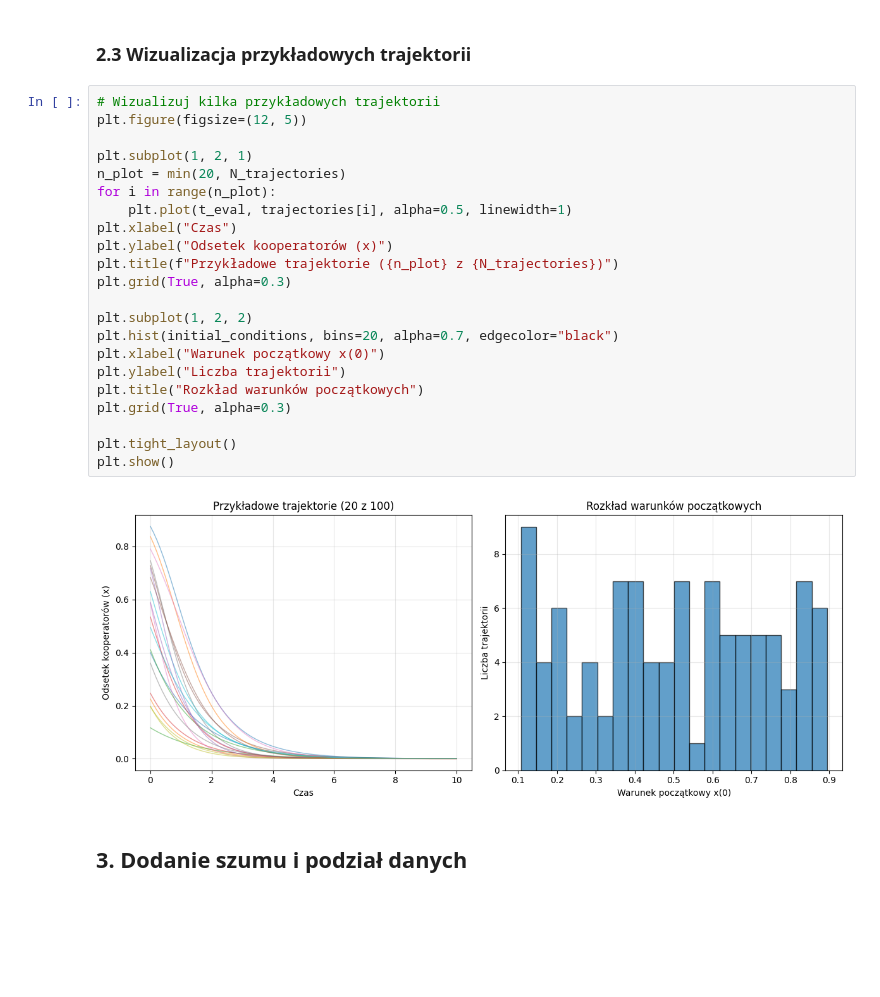
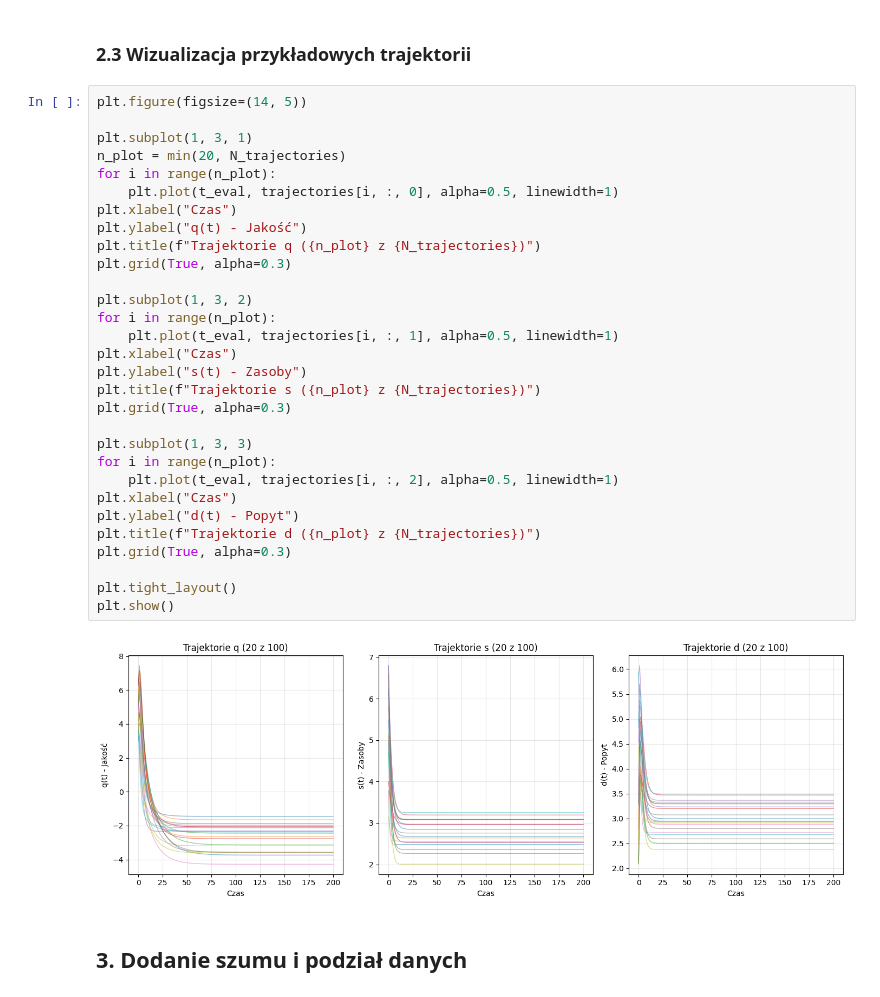
Before and after one commit to JerzyCode/symulacja_dobro_zlo, a Jupyter notebook: lab4_node/neural_ode_replicator.ipynb, the cells around one changed output. Cells and saved outputs as stored; diff of their text form; blank space fills up the shorter version.

```diff
--- a/lab4_node/neural_ode_replicator.ipynb
+++ b/lab4_node/neural_ode_replicator.ipynb
@@ -138,29 +156,37 @@ Zakres warunków początkowych: [0.107, 0.894]
 # %% [markdown]
 ### 2.3 Wizualizacja przykładowych trajektorii
 # %%
-# Wizualizuj kilka przykładowych trajektorii
-plt.figure(figsize=(12, 5))
+plt.figure(figsize=(14, 5))
 
-plt.subplot(1, 2, 1)
+plt.subplot(1, 3, 1)
 n_plot = min(20, N_trajectories)
 for i in range(n_plot):
-    plt.plot(t_eval, trajectories[i], alpha=0.5, linewidth=1)
+    plt.plot(t_eval, trajectories[i, :, 0], alpha=0.5, linewidth=1)
 plt.xlabel("Czas")
-plt.ylabel("Odsetek kooperatorów (x)")
-plt.title(f"Przykładowe trajektorie ({n_plot} z {N_trajectories})")
+plt.ylabel("q(t) - Jakość")
+plt.title(f"Trajektorie q ({n_plot} z {N_trajectories})")
 plt.grid(True, alpha=0.3)
 
-plt.subplot(1, 2, 2)
-plt.hist(initial_conditions, bins=20, alpha=0.7, edgecolor="black")
-plt.xlabel("Warunek początkowy x(0)")
-plt.ylabel("Liczba trajektorii")
-plt.title("Rozkład warunków początkowych")
+plt.subplot(1, 3, 2)
+for i in range(n_plot):
+    plt.plot(t_eval, trajectories[i, :, 1], alpha=0.5, linewidth=1)
+plt.xlabel("Czas")
+plt.ylabel("s(t) - Zasoby")
+plt.title(f"Trajektorie s ({n_plot} z {N_trajectories})")
+plt.grid(True, alpha=0.3)
+
+plt.subplot(1, 3, 3)
+for i in range(n_plot):
+    plt.plot(t_eval, trajectories[i, :, 2], alpha=0.5, linewidth=1)
+plt.xlabel("Czas")
+plt.ylabel("d(t) - Popyt")
+plt.title(f"Trajektorie d ({n_plot} z {N_trajectories})")
 plt.grid(True, alpha=0.3)
 
 plt.tight_layout()
 plt.show()
 # %% [output]
-[figure, old version]
+[figure, new version]
 # %% [markdown]
 ## 3. Dodanie szumu i podział danych
 # %%
```
Also changed, not shown: parts of 22 cells of this notebook, 9 other files.
